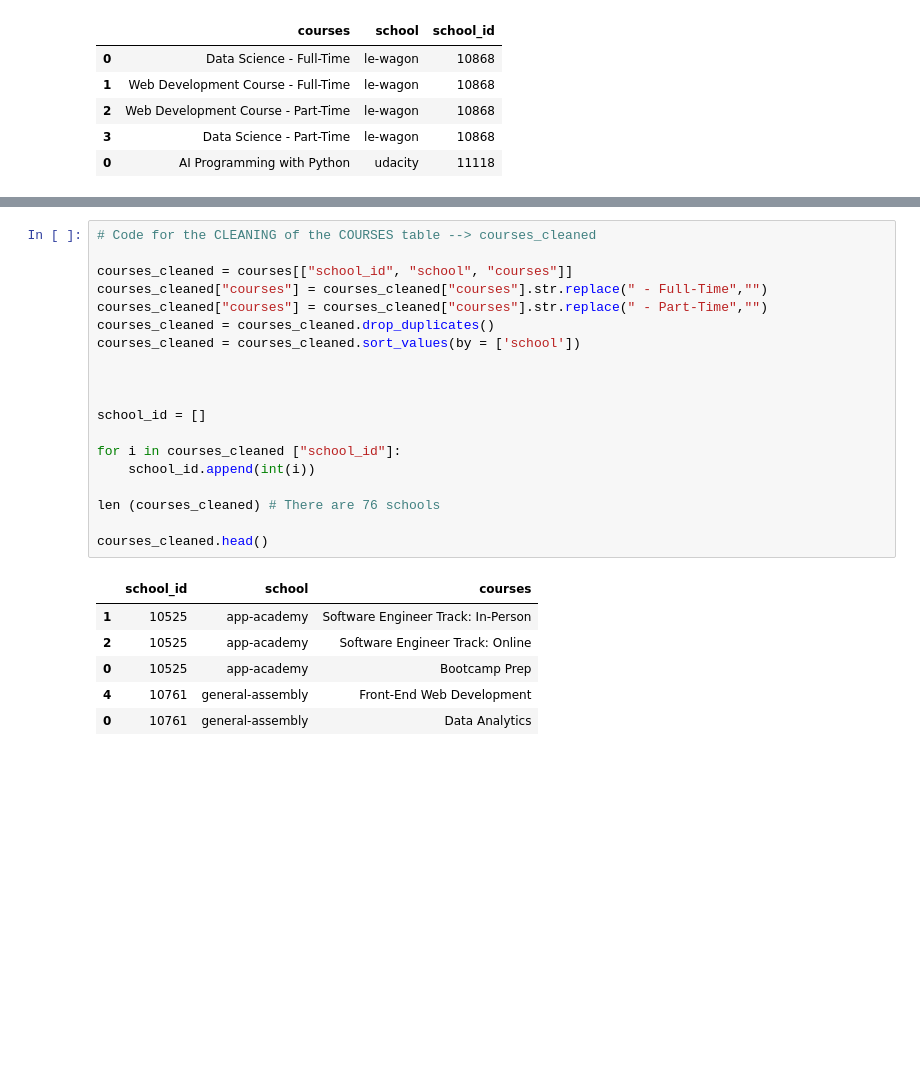
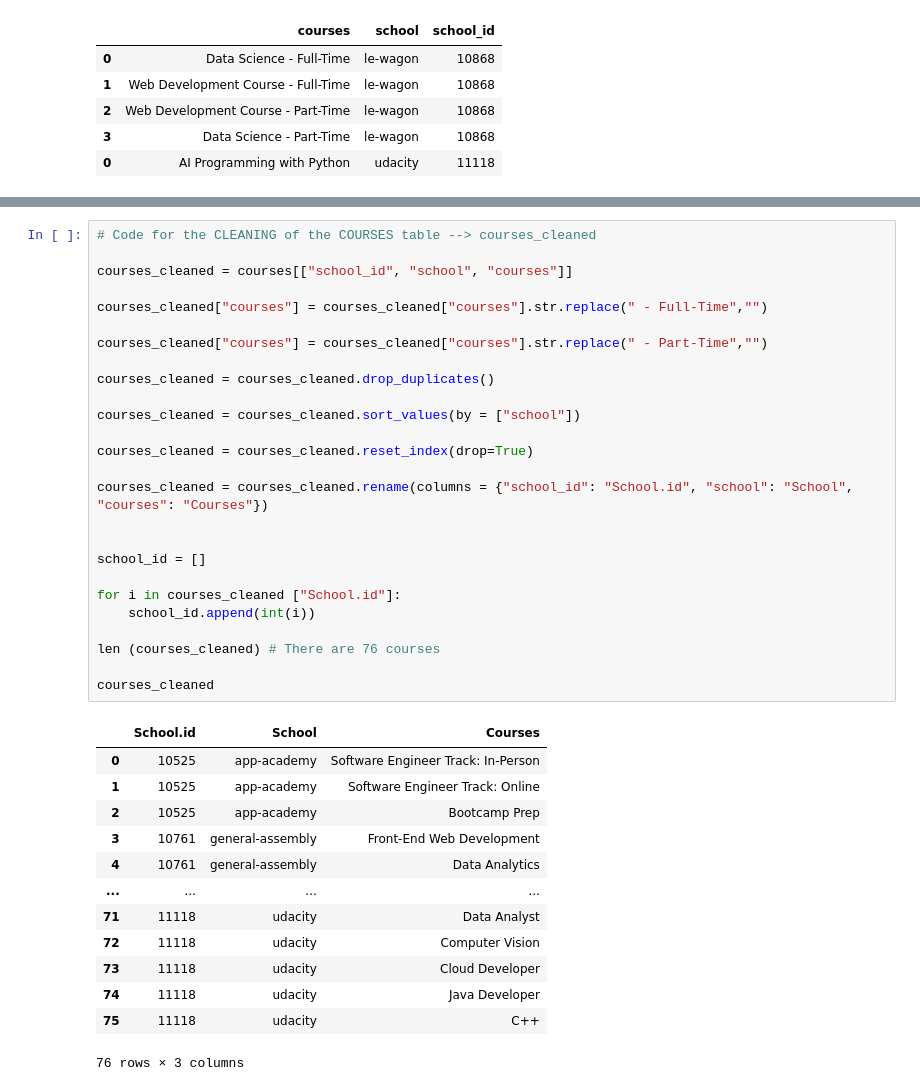
Before and after one commit to MariaEstebanDA/2nd-Project, a Jupyter notebook: 2nd Project_SQL.ipynb, the cells around one changed output, grey strips where cells are left out. Saved outputs shown, nothing was run; the diff lists cells and outputs as text; blank space fills up the shorter version.

```diff
--- a/2nd Project_SQL.ipynb
+++ b/2nd Project_SQL.ipynb
@@ -278,26 +293,40 @@ locations_cleaned
 # %%
 # Code for the CLEANING of the COURSES table --> courses_cleaned
 
 courses_cleaned = courses[["school_id", "school", "courses"]]
+
 courses_cleaned["courses"] = courses_cleaned["courses"].str.replace(" - Full-Time","")
+
 courses_cleaned["courses"] = courses_cleaned["courses"].str.replace(" - Part-Time","")
+
 courses_cleaned = courses_cleaned.drop_duplicates()
-courses_cleaned = courses_cleaned.sort_values(by = ['school'])
 
+courses_cleaned = courses_cleaned.sort_values(by = ["school"])
+
+courses_cleaned = courses_cleaned.reset_index(drop=True)
+
+courses_cleaned = courses_cleaned.rename(columns = {"school_id": "School.id", "school": "School", "courses": "Courses"})
 
 
 school_id = []
 
-for i in courses_cleaned ["school_id"]:
+for i in courses_cleaned ["School.id"]:
     school_id.append(int(i))
 
-len (courses_cleaned) # There are 76 schools
+len (courses_cleaned) # There are 76 courses
 
-courses_cleaned.head()
+courses_cleaned
 # %% [output]
-|  | school_id | school | courses |
-| 1 | 10525 | app-academy | Software Engineer Track: In-Person |
-| 2 | 10525 | app-academy | Software Engineer Track: Online |
-| 0 | 10525 | app-academy | Bootcamp Prep |
-| 4 | 10761 | general-assembly | Front-End Web Development |
-| 0 | 10761 | general-assembly | Data Analytics |
+|  | School.id | School | Courses |
+| 0 | 10525 | app-academy | Software Engineer Track: In-Person |
+| 1 | 10525 | app-academy | Software Engineer Track: Online |
+| 2 | 10525 | app-academy | Bootcamp Prep |
+| 3 | 10761 | general-assembly | Front-End Web Development |
+| 4 | 10761 | general-assembly | Data Analytics |
+| ... | ... | ... | ... |
+| 71 | 11118 | udacity | Data Analyst |
+| 72 | 11118 | udacity | Computer Vision |
+| 73 | 11118 | udacity | Cloud Developer |
+| 74 | 11118 | udacity | Java Developer |
+| 75 | 11118 | udacity | C++ |
+76 rows × 3 columns
```
Also changed, not shown: parts of 6 cells of this notebook.
